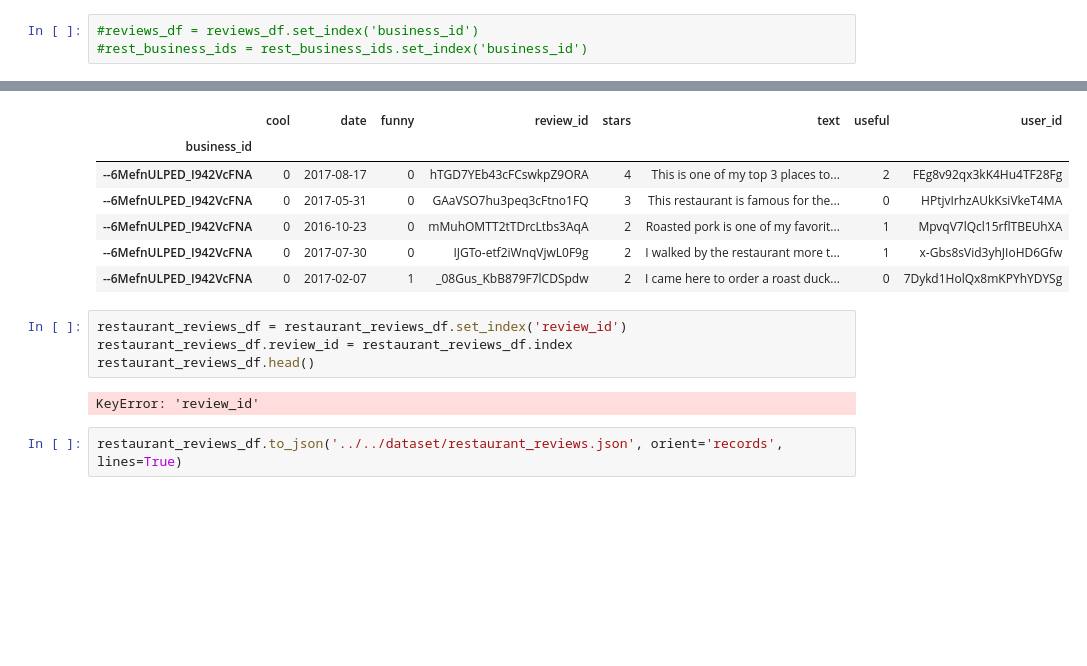
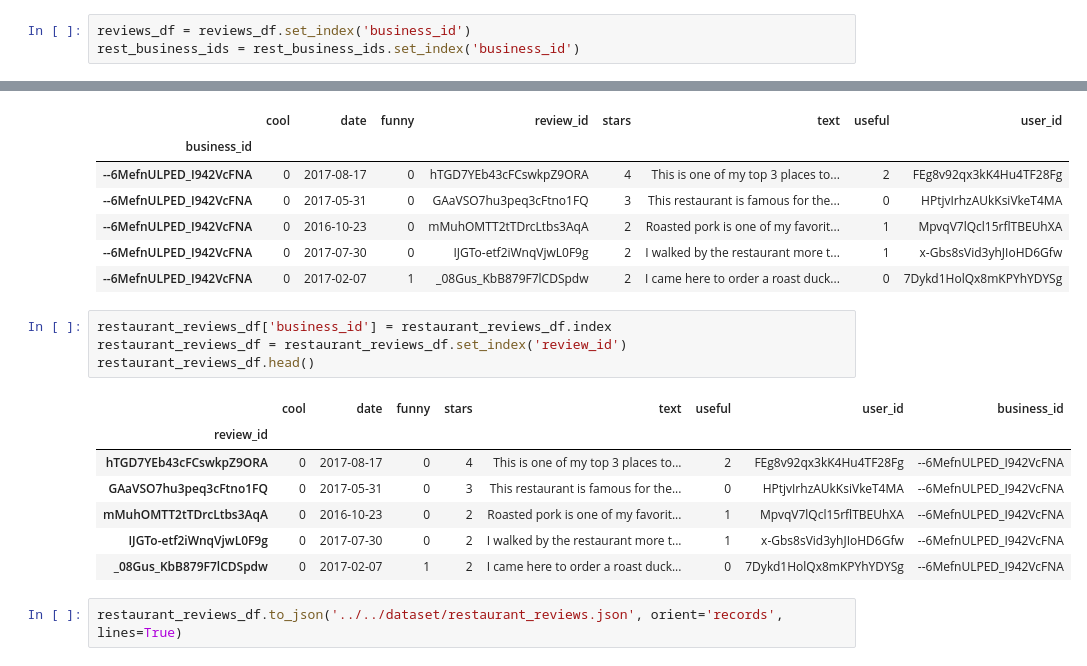
Before and after one commit to cw2yuenberkeley/w266-proj-aac, a Jupyter notebook: model/lda/Restaurants and Restaurant Reviews Processing.ipynb, the cells around one changed output, grey strips where cells are left out. Saved outputs shown, nothing was run; the diff lists cells and outputs as text; blank space fills up the shorter version.

```diff
--- a/model/lda/Restaurants and Restaurant Reviews Processing.ipynb
+++ b/model/lda/Restaurants and Restaurant Reviews Processing.ipynb
@@ -11,8 +11,8 @@ def has_restaurant(arr):
 
 rest_business_ids = pd.DataFrame(businesses_df[businesses_df.categories.apply(has_restaurant)].business_id)
 # %%
-#reviews_df = reviews_df.set_index('business_id')
-#rest_business_ids = rest_business_ids.set_index('business_id')
+reviews_df = reviews_df.set_index('business_id')
+rest_business_ids = rest_business_ids.set_index('business_id')
 # %%
 restaurant_reviews_df = reviews_df.join(rest_business_ids, how='inner')
 # %%
@@ -26,11 +26,17 @@ restaurant_reviews_df.head()
 | --6MefnULPED_I942VcFNA | 0 | 2017-07-30 | 0 | IJGTo-etf2iWnqVjwL0F9g | 2 | I walked by the restaurant more t... | 1 | x-Gbs8sVid3yhJIoHD6Gfw |
 | --6MefnULPED_I942VcFNA | 0 | 2017-02-07 | 1 | _08Gus_KbB879F7lCDSpdw | 2 | I came here to order a roast duck... | 0 | 7Dykd1HolQx8mKPYhYDYSg |
 # %%
+restaurant_reviews_df['business_id'] = restaurant_reviews_df.index
 restaurant_reviews_df = restaurant_reviews_df.set_index('review_id')
-restaurant_reviews_df.review_id = restaurant_reviews_df.index
 restaurant_reviews_df.head()
 # %% [output]
-KeyError: 'review_id'
+|  | cool | date | funny | stars | text | useful | user_id | business_id |
+| review_id |  |  |  |  |  |  |  |  |
+| hTGD7YEb43cFCswkpZ9ORA | 0 | 2017-08-17 | 0 | 4 | This is one of my top 3 places to... | 2 | FEg8v92qx3kK4Hu4TF28Fg | --6MefnULPED_I942VcFNA |
+| GAaVSO7hu3peq3cFtno1FQ | 0 | 2017-05-31 | 0 | 3 | This restaurant is famous for the... | 0 | HPtjvIrhzAUkKsiVkeT4MA | --6MefnULPED_I942VcFNA |
+| mMuhOMTT2tTDrcLtbs3AqA | 0 | 2016-10-23 | 0 | 2 | Roasted pork is one of my favorit... | 1 | MpvqV7lQcl15rflTBEUhXA | --6MefnULPED_I942VcFNA |
+| IJGTo-etf2iWnqVjwL0F9g | 0 | 2017-07-30 | 0 | 2 | I walked by the restaurant more t... | 1 | x-Gbs8sVid3yhJIoHD6Gfw | --6MefnULPED_I942VcFNA |
+| _08Gus_KbB879F7lCDSpdw | 0 | 2017-02-07 | 1 | 2 | I came here to order a roast duck... | 0 | 7Dykd1HolQx8mKPYhYDYSg | --6MefnULPED_I942VcFNA |
 # %%
 restaurant_reviews_df.to_json('../../dataset/restaurant_reviews.json', orient='records', lines=True)
 # %%
```
Also changed, not shown: 2 other files.
